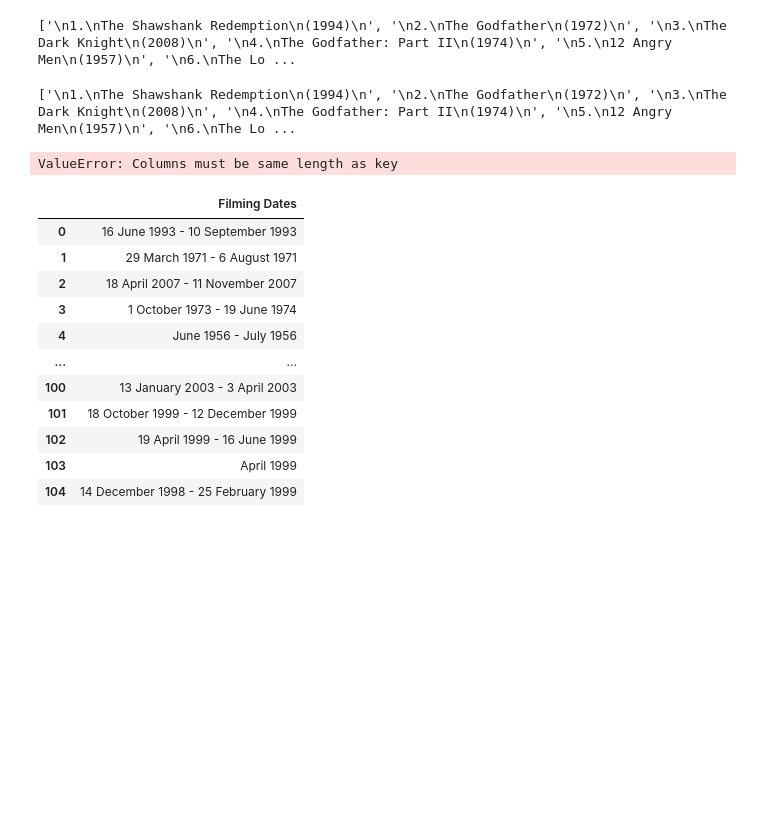
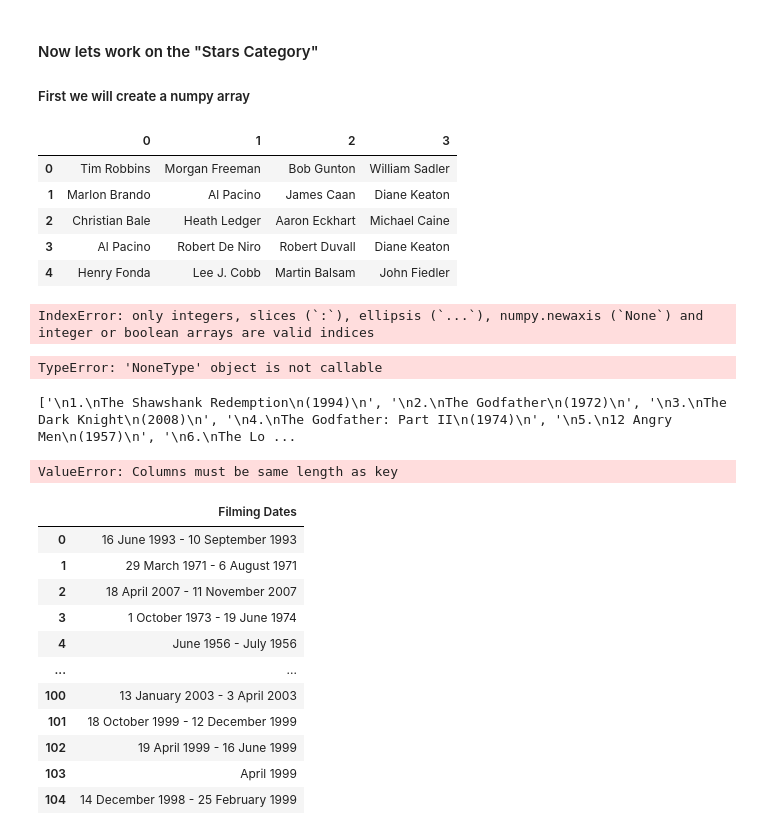
Before and after one commit to gyasis/ai-fall-exercises, a Jupyter notebook: M1/d10/project/Main_Info.ipynb, the cells around one changed output. Saved outputs shown, nothing was run; the diff lists cells and outputs as text; code cells hidden in the pictures; blank space fills up the shorter version.

```diff
--- a/M1/d10/project/Main_Info.ipynb
+++ b/M1/d10/project/Main_Info.ipynb
@@ -43,27 +107,53 @@ NameError: name 'i' is not defined
+# %% [markdown]
+#### Now lets work on the "Stars Category"
+
+
+##### First we will create a numpy array
+# %%
+Stars = np.array(Stars)
+
+# now lets reshape it
+Stars = Stars.reshape(100, 4)
+
+
+Stars = pd.DataFrame(Stars)
+Stars.head(5)
+# %% [output]
+|  | 0 | 1 | 2 | 3 |
+| 0 | Tim Robbins | Morgan Freeman | Bob Gunton | William Sadler |
+| 1 | Marlon Brando | Al Pacino | James Caan | Diane Keaton |
+| 2 | Christian Bale | Heath Ledger | Aaron Eckhart | Michael Caine |
+| 3 | Al Pacino | Robert De Niro | Robert Duvall | Diane Keaton |
+| 4 | Henry Fonda | Lee J. Cobb | Martin Balsam | John Fiedler |
+# %%
+Stars = Stars.columns['Star-1', 'Star-2', 'Star-3', 'Star-4']
+Stars.head(3)
+# %% [output]
+IndexError: only integers, slices (`:`), ellipsis (`...`), numpy.newaxis (`None`) and integer or boolean arrays are valid indices
 # %%
-Moviename = soup1.find_all('h3')
 
-def myStrip(i):
-    a = 0
-    for a in range(0, len(i) ,1):
-       i[a] = i[a].text
-       #i[a] = i[a].replace('\n', '')
-       #i[a] = re.sub(r"[^1-9a-zA-Z: ]+", "", i[a])
-       #i[a] = i[a][1:-4]
+testtree = soup1.selct(".inline-block strong").text
+
+testtree = myStrip(testtree)
+print('new')
 
 
 
 
-
-#Moviename = soup1.find_all(class_='lister-item-index unbold text-primary')
-
-myStrip(Moviename)
-print(Moviename)
+# def myStrip(i):
+#     a = 0
+#     for a in range(0, len(i) ,1):
+#        i[a] = i[a].text
+#        #i[a] = i[a].replace('\n', '')
+#        #i[a] = re.sub(r"[^1-9a-zA-Z: ]+", "", i[a])
+#        #i[a] = i[a][1:-4]
 
 
-#soup.find_all("div", {"class": "tablebox"})
+#myStrip(Moviename)
+#print(Moviename)
+# print(testtree)
 # %% [output]
-['\n1.\nThe Shawshank Redemption\n(1994)\n', '\n2.\nThe Godfather\n(1972)\n', '\n3.\nThe Dark Knight\n(2008)\n', '\n4.\nThe Godfather: Part II\n(1974)\n', '\n5.\n12 Angry Men\n(1957)\n', '\n6.\nThe Lo ...
+TypeError: 'NoneType' object is not callable
 # %%
 Moviename1 = Moviename
 print(Moviename1)
```
Also changed, not shown: parts of 14 cells of this notebook, 2 other files.
